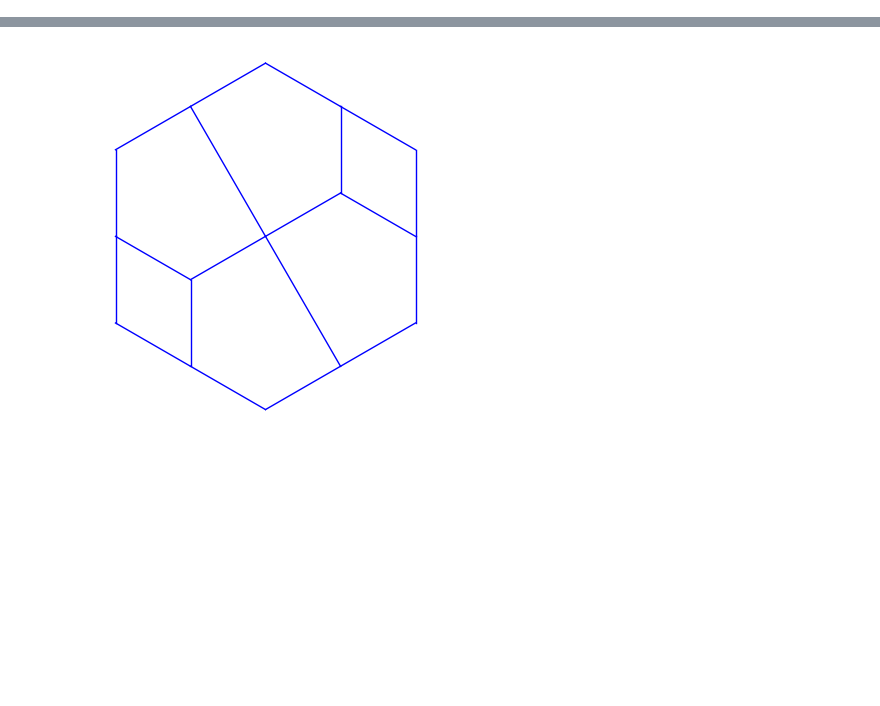
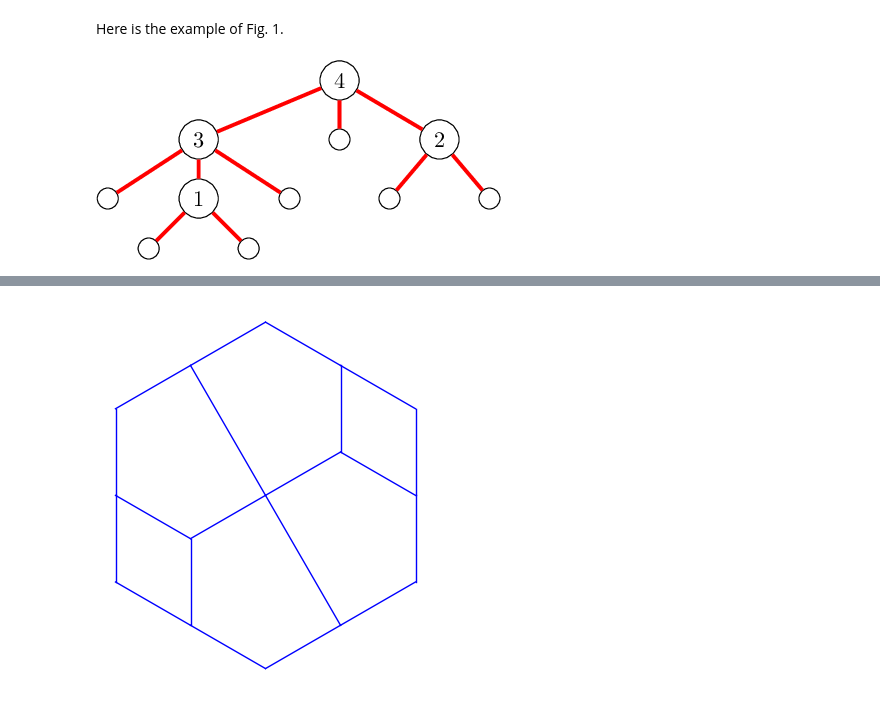
Before and after one commit to VivianePons/public-notebooks, a Jupyter notebook: sWeakOrder/Demo.ipynb, the cells around one changed output, grey strips where cells are left out. Cells and saved outputs as stored; diff of their text form; code cells hidden in the pictures; blank space fills up the shorter version.

```diff
--- a/sWeakOrder/Demo.ipynb
+++ b/sWeakOrder/Demo.ipynb
@@ -29,0 +58,6 @@ SD.lattice()
+# %% [markdown]
+Here is the example of Fig. 1.
+# %%
+viewLatex(SDecreasingTrees.from_s_permutation([3,1,3,4,4,2]))
+# %% [output]
+[figure, added]
```
Also changed, not shown: parts of 107 cells of this notebook, 1 other file.
